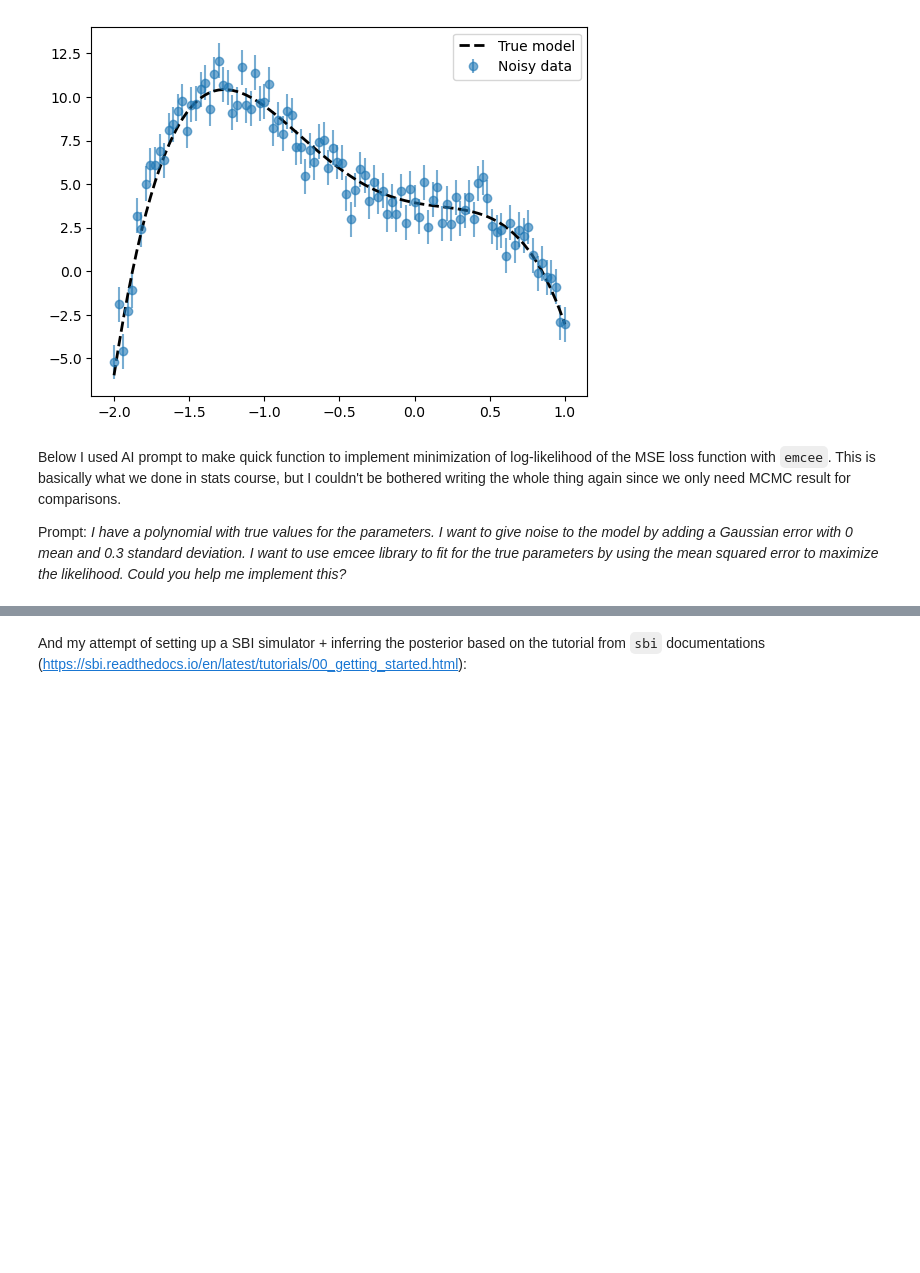
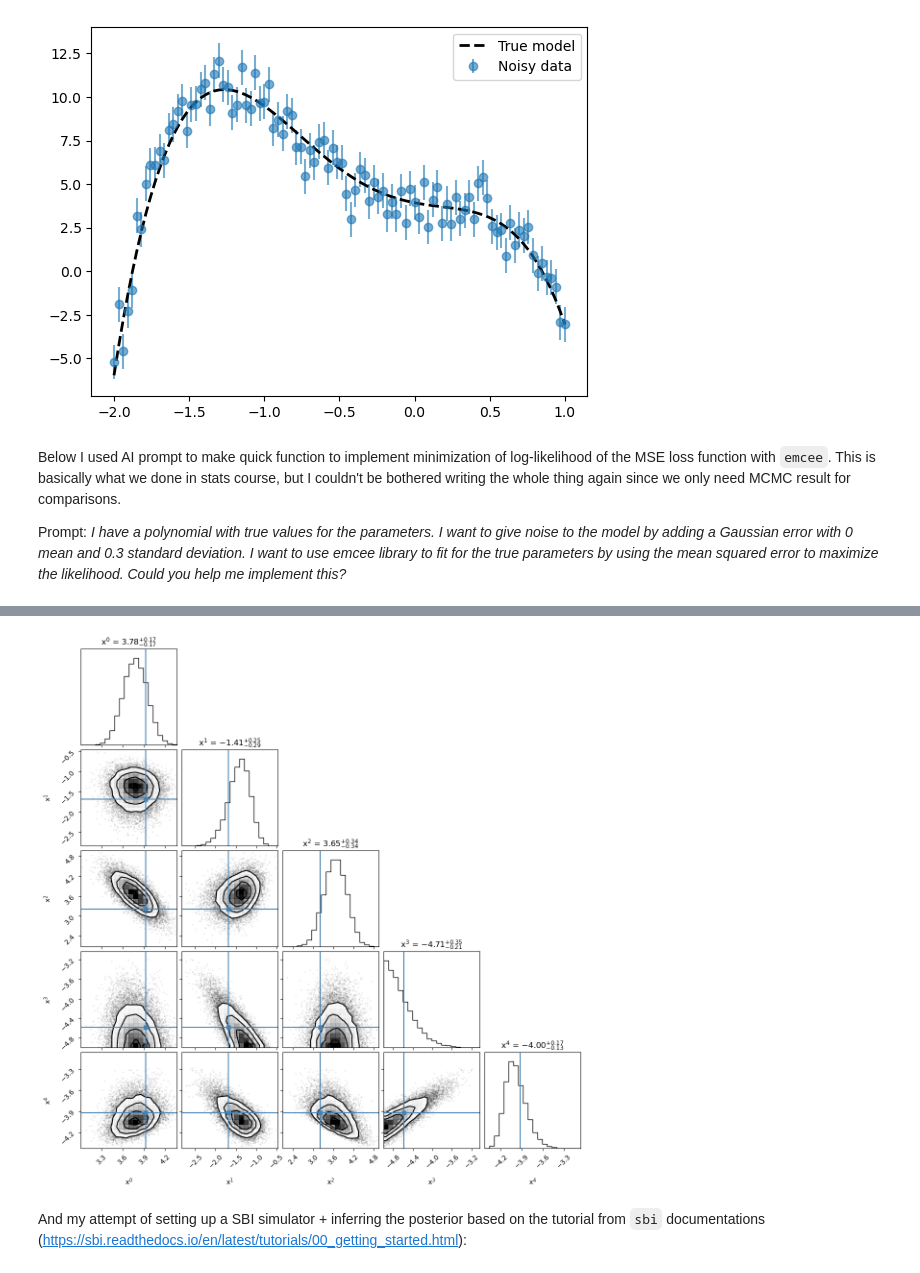
Before and after one commit to shubhamDgr/Simulation-based-inference-on-gravitational-wave-data, a Jupyter notebook: polynomial.ipynb, the cells around one changed output, grey strips where cells are left out. Drawn from its saved outputs; the diff is of its cells as text; code cells hidden in the pictures; blank space fills up the shorter version.

```diff
--- a/polynomial.ipynb
+++ b/polynomial.ipynb
@@ -157,3 +194,9 @@ Posterior 1σ std dev:  [0.17121735 0.27761561 0.34321321 0.28759895 0.15411992]
+# %%
+fig = corner.corner(
+    flat_samples, labels=labels,truths=true_params,show_titles=True
+)
+# %% [output]
+[figure, added]
 # %% [markdown]
 And my attempt of setting up a SBI simulator + inferring the posterior based on the tutorial from `sbi` documentations (https://sbi.readthedocs.io/en/latest/tutorials/00_getting_started.html):
 # %%
```
Also changed, not shown: parts of 9 cells of this notebook.
